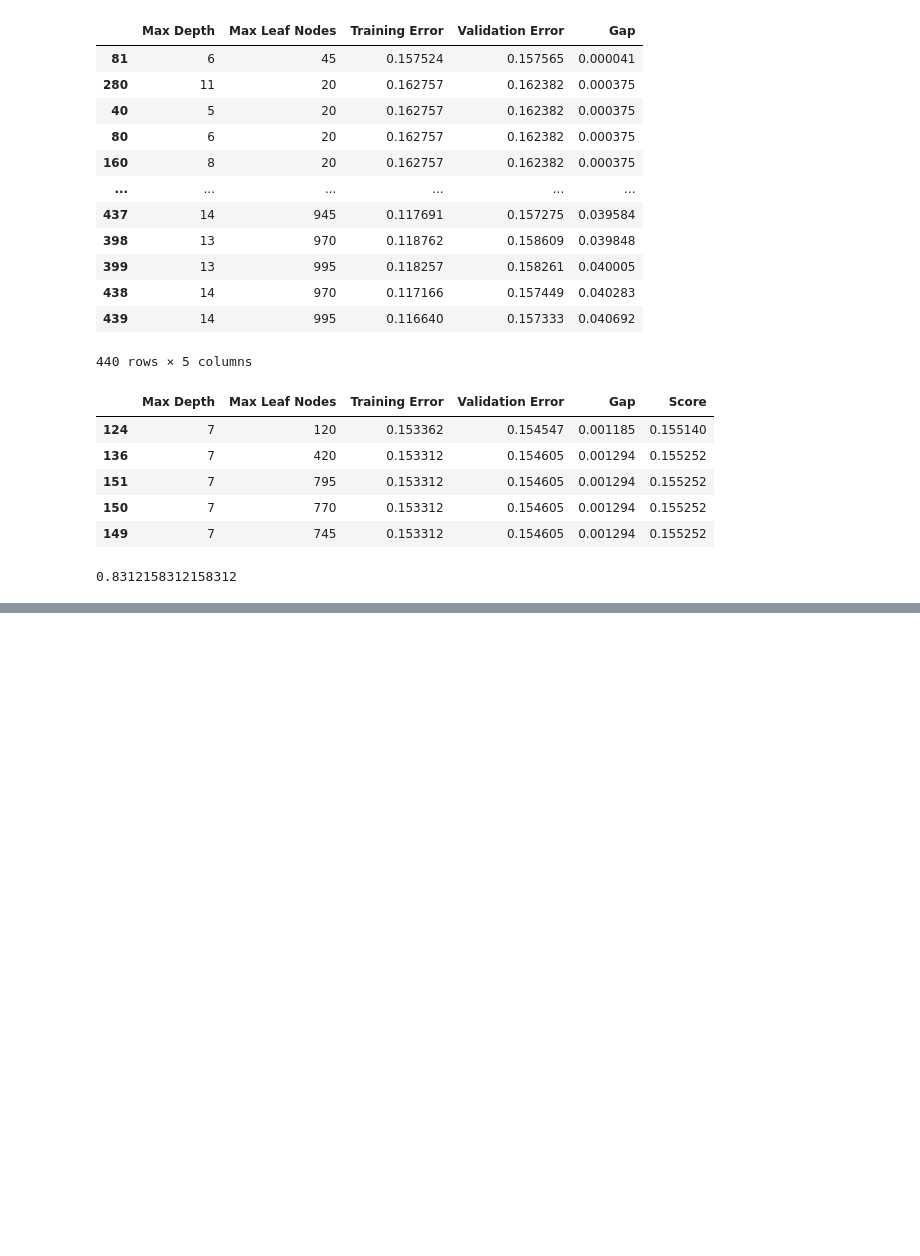
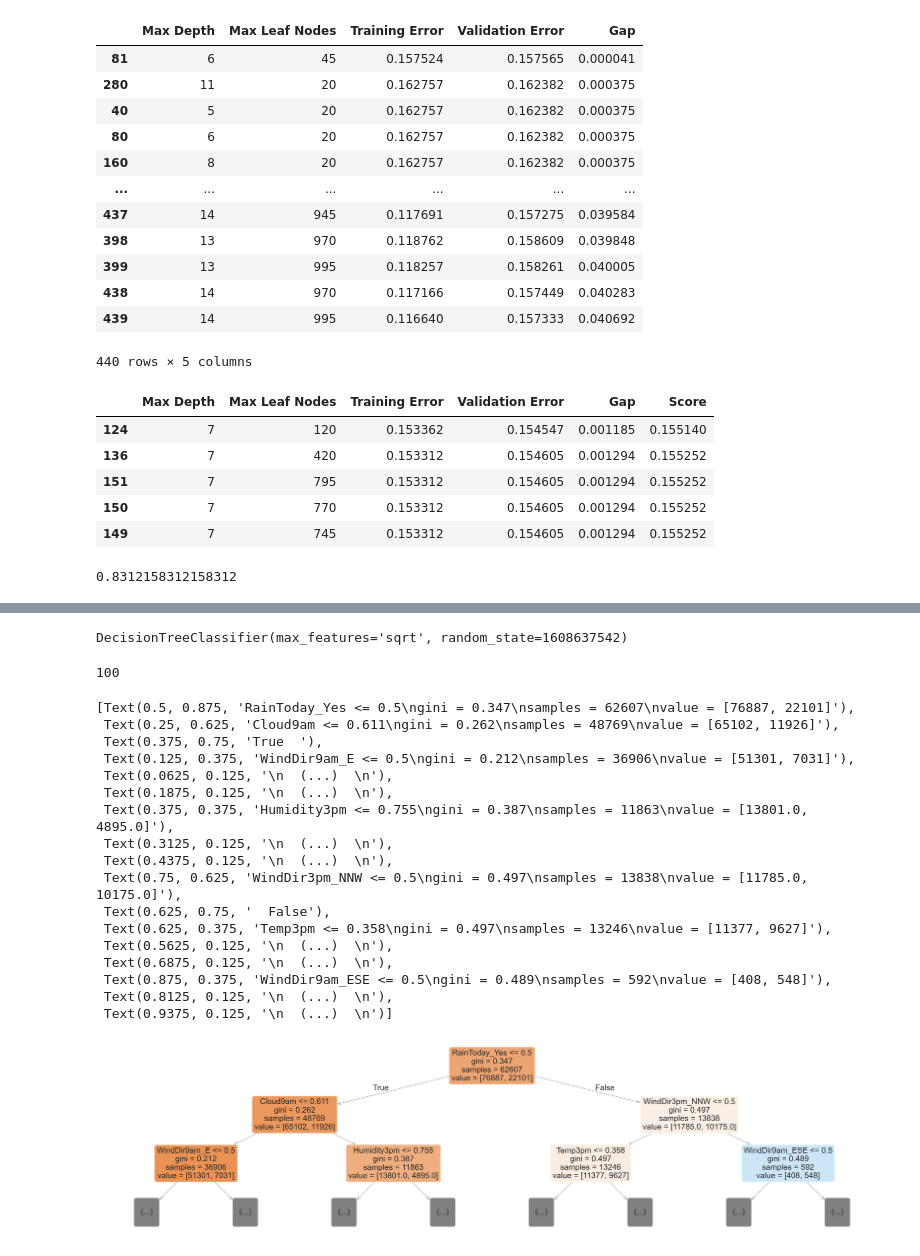
Before and after one commit to AgentXCross/PythonDS-ML, a Jupyter notebook: SciKitLearn/decision_trees_random_forests.ipynb, the cells around one changed output, grey strips where cells are left out. Cells and saved outputs as stored; diff of their text form; code cells hidden in the pictures; blank space fills up the shorter version.

Commit message:
Created random forest model

```diff
--- a/SciKitLearn/decision_trees_random_forests.ipynb
+++ b/SciKitLearn/decision_trees_random_forests.ipynb
@@ -633,0 +639,4 @@ model.score(X_test, y_test)
+# %%
+model = RandomForestClassifier(n_jobs = -1, random_state = 42)
+# %%
+model.fit(X_train, y_train)
@@ -633,0 +664,30 @@ model.score(X_test, y_test)
+# %%
+model.estimators_[0]
+# %% [output]
+DecisionTreeClassifier(max_features='sqrt', random_state=1608637542)
+# %%
+len(model.estimators_)
+# %% [output]
+100
+# %%
+plt.figure(figsize = (80, 20))
+plot_tree(model.estimators_[0], max_depth = 2, feature_names = X_train.columns, filled = True, rounded = True)
+# %% [output]
+[Text(0.5, 0.875, 'RainToday_Yes <= 0.5\ngini = 0.347\nsamples = 62607\nvalue = [76887, 22101]'),
+ Text(0.25, 0.625, 'Cloud9am <= 0.611\ngini = 0.262\nsamples = 48769\nvalue = [65102, 11926]'),
+ Text(0.375, 0.75, 'True  '),
+ Text(0.125, 0.375, 'WindDir9am_E <= 0.5\ngini = 0.212\nsamples = 36906\nvalue = [51301, 7031]'),
+ Text(0.0625, 0.125, '\n  (...)  \n'),
+ Text(0.1875, 0.125, '\n  (...)  \n'),
+ Text(0.375, 0.375, 'Humidity3pm <= 0.755\ngini = 0.387\nsamples = 11863\nvalue = [13801.0, 4895.0]'),
+ Text(0.3125, 0.125, '\n  (...)  \n'),
+ Text(0.4375, 0.125, '\n  (...)  \n'),
+ Text(0.75, 0.625, 'WindDir3pm_NNW <= 0.5\ngini = 0.497\nsamples = 13838\nvalue = [11785.0, 10175.0]'),
+ Text(0.625, 0.75, '  False'),
+ Text(0.625, 0.375, 'Temp3pm <= 0.358\ngini = 0.497\nsamples = 13246\nvalue = [11377, 9627]'),
+ Text(0.5625, 0.125, '\n  (...)  \n'),
+ Text(0.6875, 0.125, '\n  (...)  \n'),
+ Text(0.875, 0.375, 'WindDir9am_ESE <= 0.5\ngini = 0.489\nsamples = 592\nvalue = [408, 548]'),
+ Text(0.8125, 0.125, '\n  (...)  \n'),
+ Text(0.9375, 0.125, '\n  (...)  \n')]
+[figure, added]
```
Also changed, not shown: parts of 9 cells of this notebook, 1 other file.
